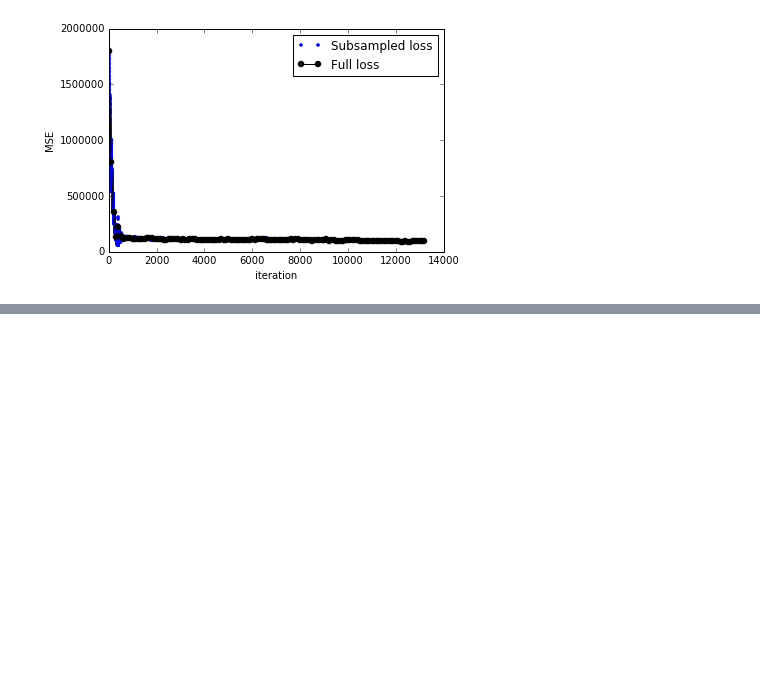
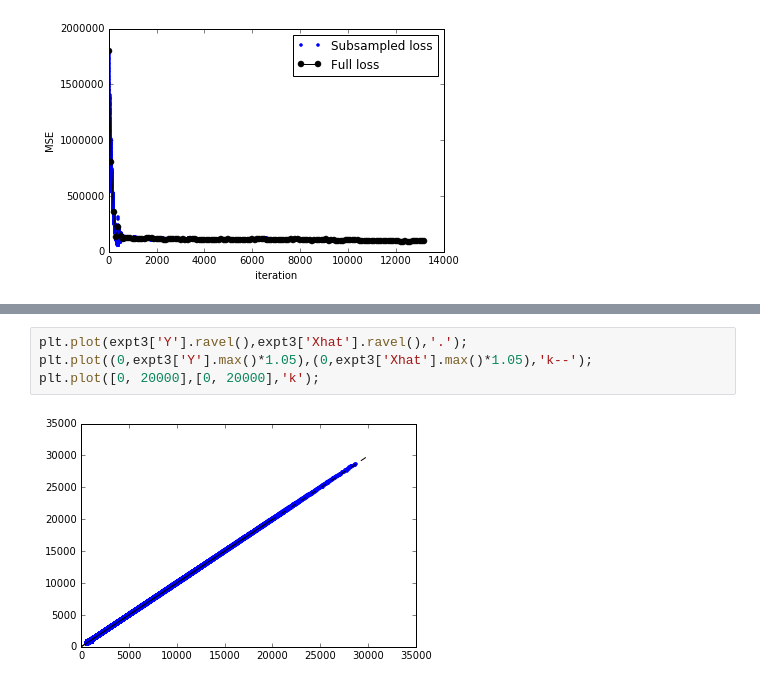
Before and after one commit to KasparP/PSI_simulations, a Jupyter notebook: Python/PlotLoss.ipynb, the cells around one changed output, grey strips where cells are left out. Drawn from its saved outputs; the diff is of its cells as text; blank space fills up the shorter version.

```diff
--- a/Python/PlotLoss.ipynb
+++ b/Python/PlotLoss.ipynb
@@ -61,0 +82,6 @@ plt.plot([0, 20000],[0, 20000],'k');
+# %%
+plt.plot(expt3['Y'].ravel(),expt3['Xhat'].ravel(),'.');
+plt.plot((0,expt3['Y'].max()*1.05),(0,expt3['Xhat'].max()*1.05),'k--');
+plt.plot([0, 20000],[0, 20000],'k');
+# %% [output]
+[figure, added]
```
Also changed, not shown: parts of 10 cells of this notebook, 25 other files.
